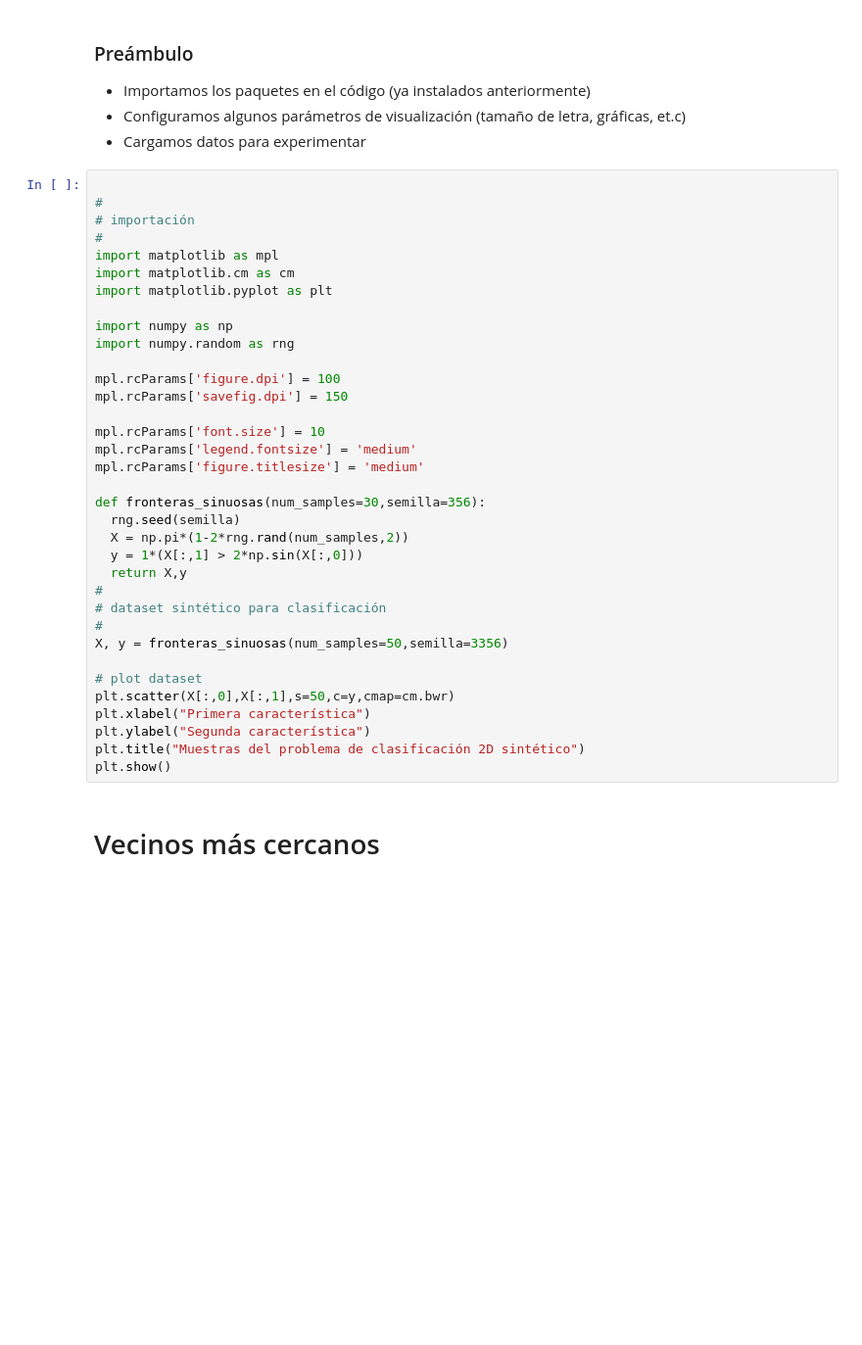
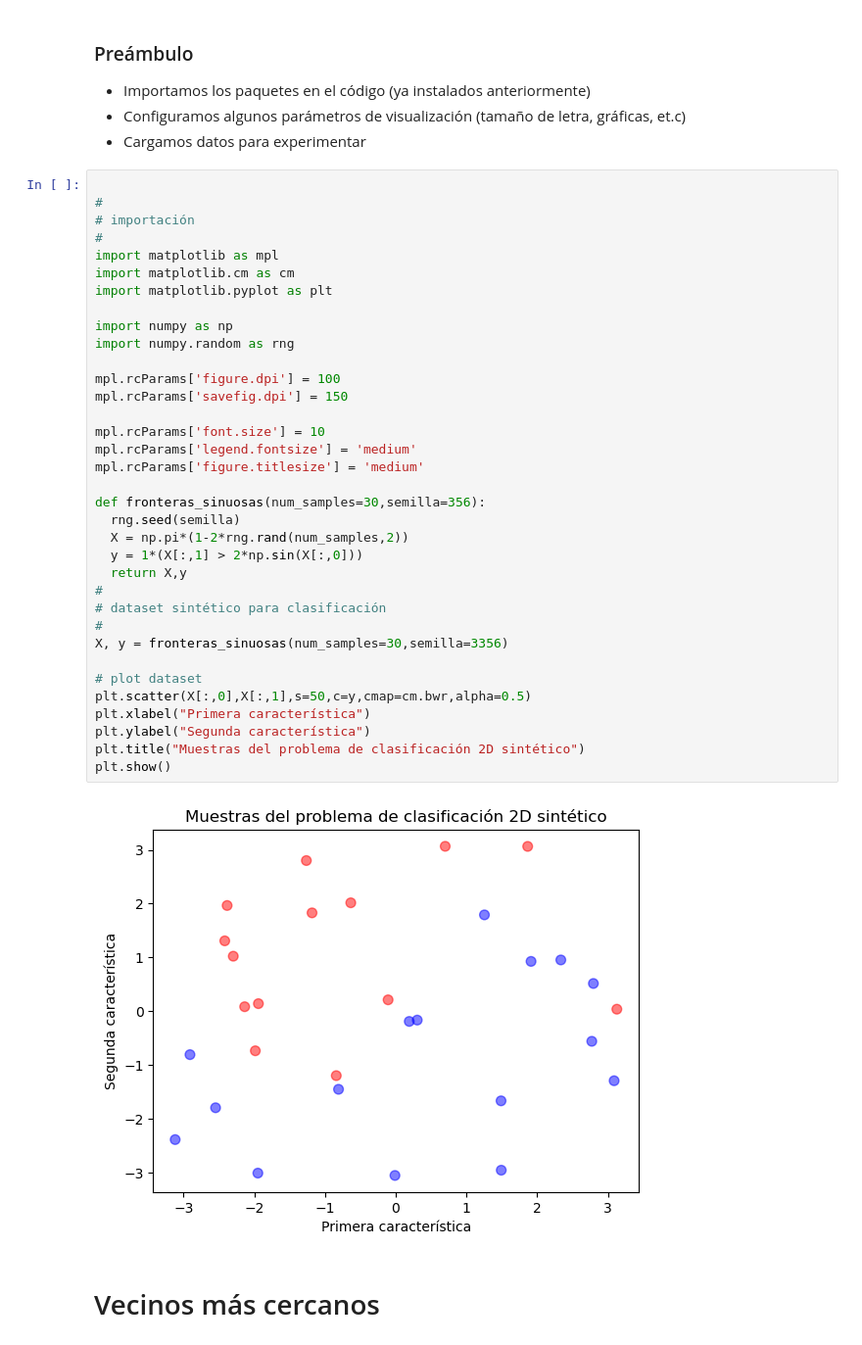
Before and after one commit to nacho-pancho/agrokhipux2024, a Jupyter notebook: practicos/2-machine_learning/2-2-clasificacion.ipynb, the cells around one changed output. Shown at 98% size. Cells and saved outputs as stored; diff of their text form; blank space fills up the shorter version.

```diff
--- a/practicos/2-machine_learning/2-2-clasificacion.ipynb
+++ b/practicos/2-machine_learning/2-2-clasificacion.ipynb
@@ -14,35 +14,37 @@ En este Notebook vamos a explorar brevemente algunos de los métodos más conoci
 # importación
 #
 import matplotlib as mpl
 import matplotlib.cm as cm
 import matplotlib.pyplot as plt
 
 import numpy as np
 import numpy.random as rng
 
 mpl.rcParams['figure.dpi'] = 100
 mpl.rcParams['savefig.dpi'] = 150
 
 mpl.rcParams['font.size'] = 10
 mpl.rcParams['legend.fontsize'] = 'medium'
 mpl.rcParams['figure.titlesize'] = 'medium'
 
 def fronteras_sinuosas(num_samples=30,semilla=356):
   rng.seed(semilla)
   X = np.pi*(1-2*rng.rand(num_samples,2))
   y = 1*(X[:,1] > 2*np.sin(X[:,0]))
   return X,y
 #
 # dataset sintético para clasificación
 #
-X, y = fronteras_sinuosas(num_samples=50,semilla=3356)
+X, y = fronteras_sinuosas(num_samples=30,semilla=3356)
 
 # plot dataset
-plt.scatter(X[:,0],X[:,1],s=50,c=y,cmap=cm.bwr)
+plt.scatter(X[:,0],X[:,1],s=50,c=y,cmap=cm.bwr,alpha=0.5)
 plt.xlabel("Primera característica")
 plt.ylabel("Segunda característica")
 plt.title("Muestras del problema de clasificación 2D sintético")
 plt.show()
+# %% [output]
+[figure, added]
 # %% [markdown]
 # Vecinos más cercanos
 # %%
```
Also changed, not shown: parts of 6 cells of this notebook, 5 other files.
